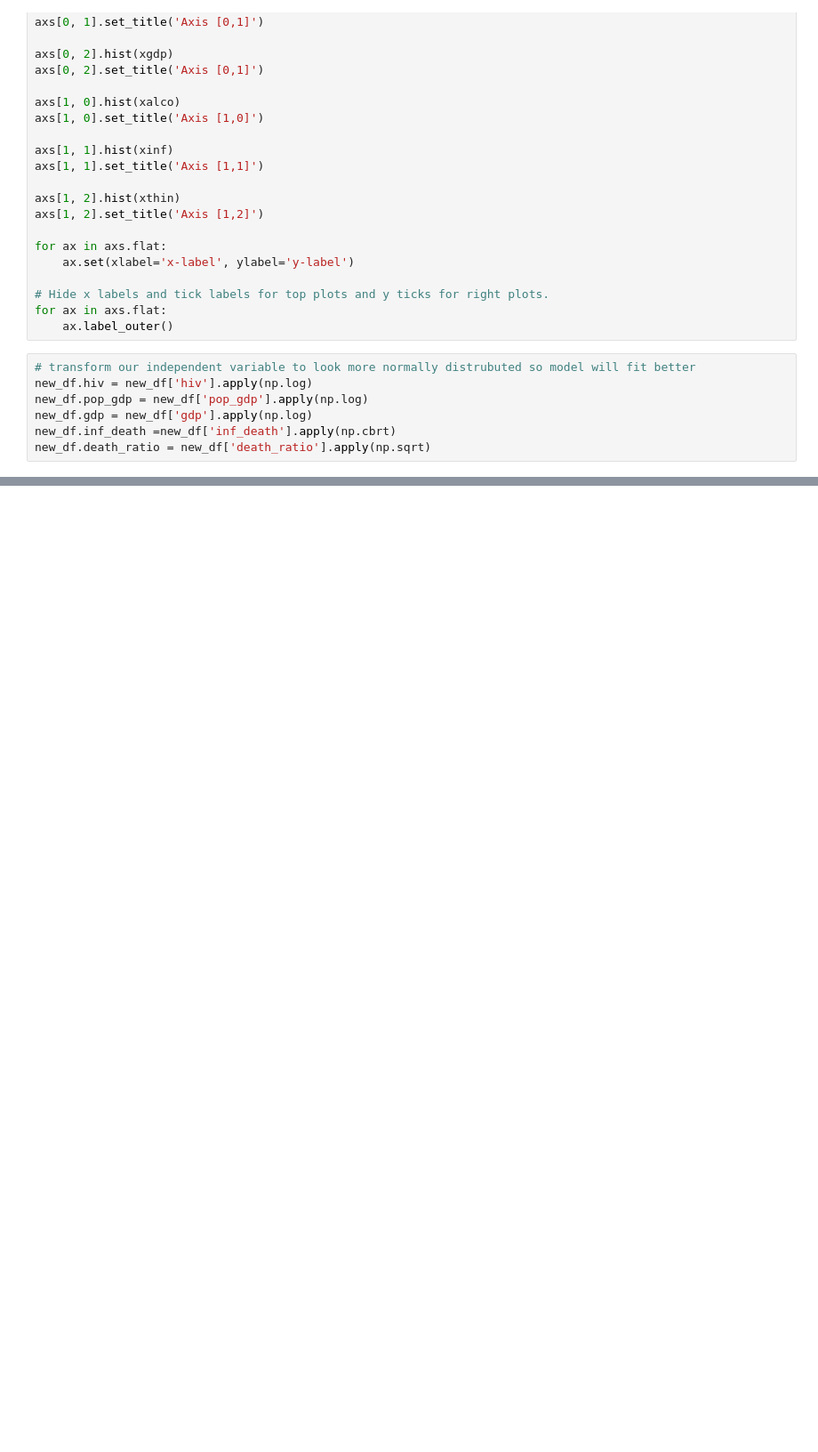
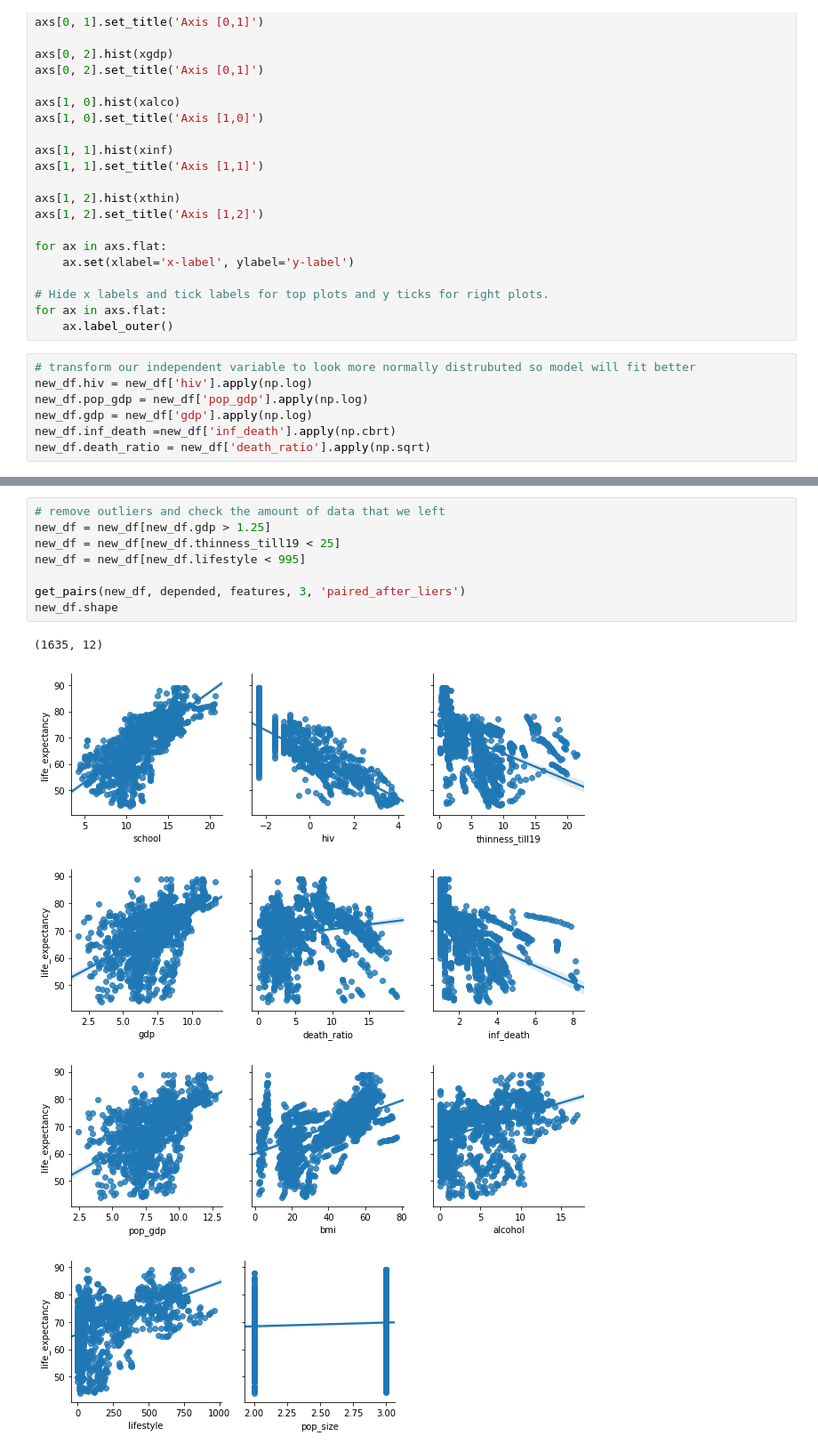
Before and after one commit to DaggerForce/Life_Expectancy_Project, a Jupyter notebook: life_expectancy.ipynb, the cells around one changed output, grey strips where cells are left out. Shown at 89% size. Drawn from its saved outputs; the diff is of its cells as text; blank space fills up the shorter version.

```diff
--- a/life_expectancy.ipynb
+++ b/life_expectancy.ipynb
@@ -217,2 +225,16 @@ new_df.death_ratio = new_df['death_ratio'].apply(np.sqrt)
+# %%
+# remove outliers and check the amount of data that we left
+new_df = new_df[new_df.gdp > 1.25]
+new_df = new_df[new_df.thinness_till19 < 25]
+new_df = new_df[new_df.lifestyle < 995]
+
+get_pairs(new_df, depended, features, 3, 'paired_after_liers')
+new_df.shape
+# %% [output]
+(1635, 12)
+[figure, added]
+[figure, added]
+[figure, added]
+[figure, added]
 # %%
 # first model to test our feature's significance
```
Also changed, not shown: parts of 19 cells of this notebook, 10 other files.
